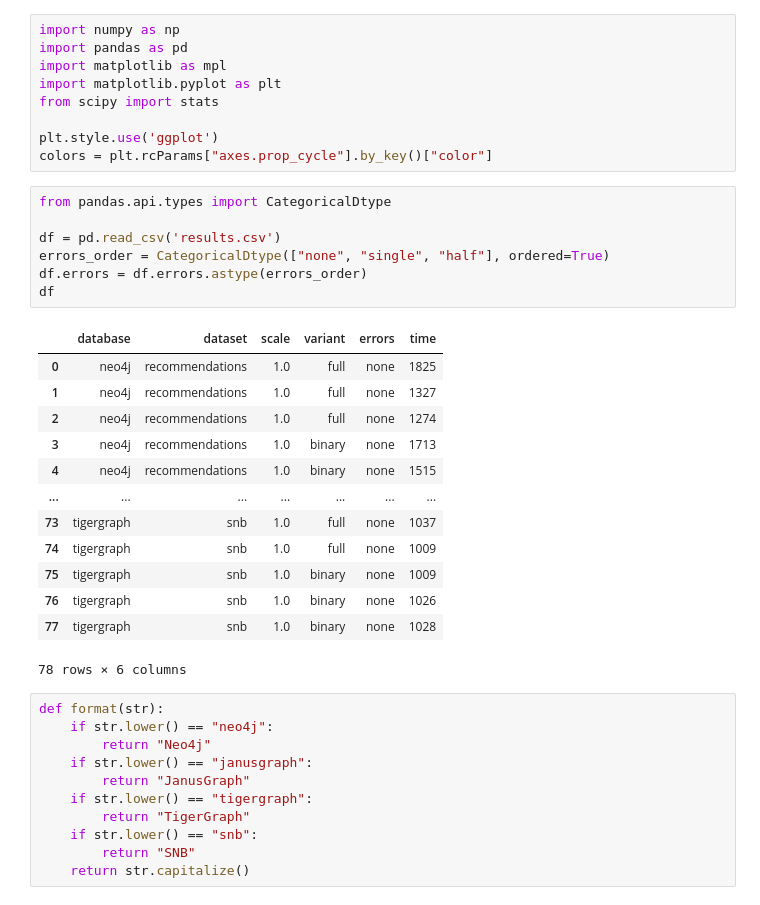
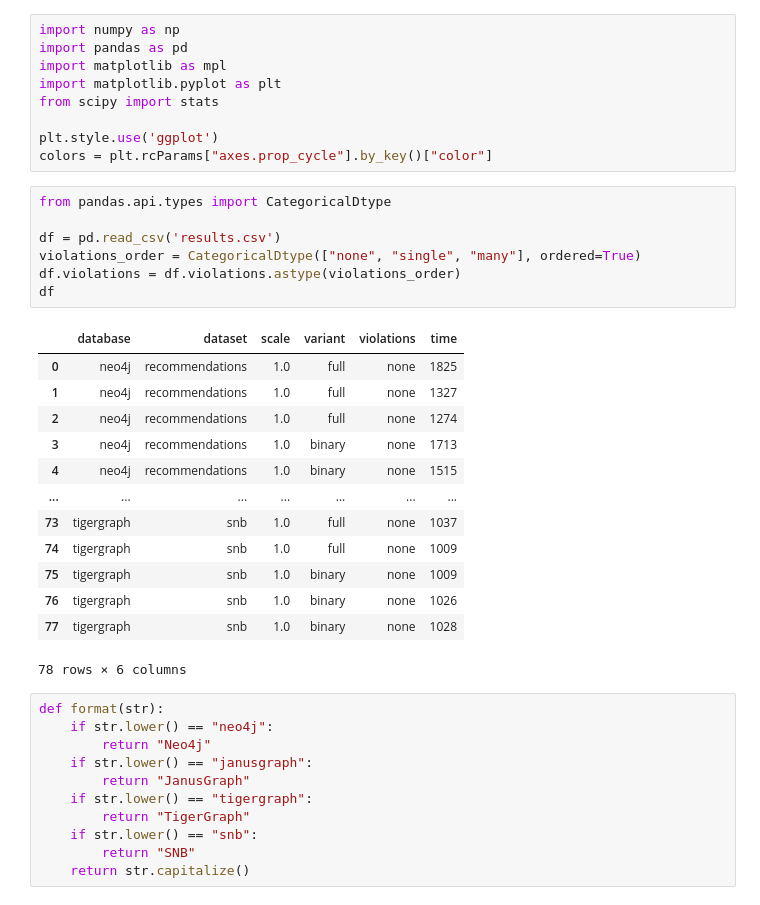
Before and after one commit to nimobeeren/thesis, a Jupyter notebook: analysis/analysis.ipynb, the cells around one changed output. Saved outputs shown, nothing was run; the diff lists cells and outputs as text.

```diff
--- a/analysis/analysis.ipynb
+++ b/analysis/analysis.ipynb
@@ -10,12 +10,12 @@ colors = plt.rcParams["axes.prop_cycle"].by_key()["color"]
 # %%
 from pandas.api.types import CategoricalDtype
 
 df = pd.read_csv('results.csv')
-errors_order = CategoricalDtype(["none", "single", "half"], ordered=True)
-df.errors = df.errors.astype(errors_order)
+violations_order = CategoricalDtype(["none", "single", "many"], ordered=True)
+df.violations = df.violations.astype(violations_order)
 df
 # %% [output]
-|  | database | dataset | scale | variant | errors | time |
+|  | database | dataset | scale | variant | violations | time |
 | 0 | neo4j | recommendations | 1.0 | full | none | 1825 |
 | 1 | neo4j | recommendations | 1.0 | full | none | 1327 |
 | 2 | neo4j | recommendations | 1.0 | full | none | 1274 |
```
Also changed, not shown: parts of 6 cells of this notebook, 6 other files.
